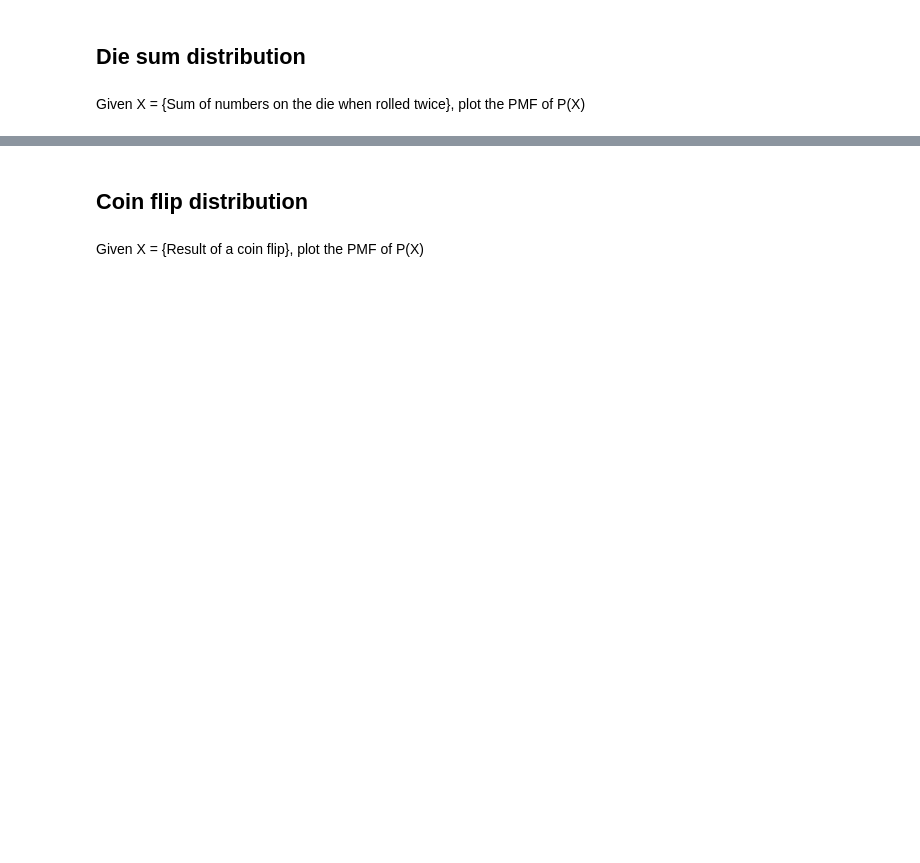
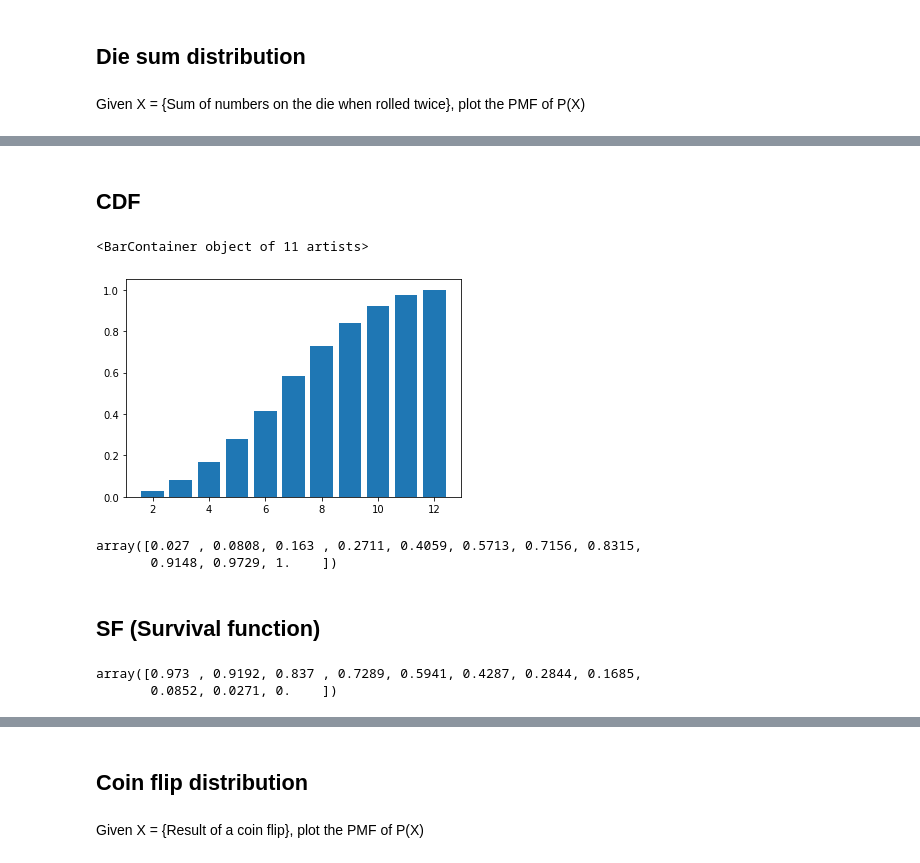
Before and after one commit to ironhack-bcn-data-pt/notebooks, a Jupyter notebook: 11.2.2.DiscreteDistributionsExercises.ipynb, the cells around one changed output, grey strips where cells are left out. Cells and saved outputs as stored; diff of their text form; code cells hidden in the pictures; blank space fills up the shorter version.

```diff
--- a/11.2.2.DiscreteDistributionsExercises.ipynb
+++ b/11.2.2.DiscreteDistributionsExercises.ipynb
@@ -29,0 +132,19 @@ Given X = {Sum of numbers on the die when rolled twice}, plot the PMF of P(X)
+# %% [markdown]
+## CDF
+# %%
+plt.bar(x=range(2,13), height=np.cumsum(h[0]/n))
+# %% [output]
+<BarContainer object of 11 artists>
+[figure, added]
+# %%
+np.cumsum(h[0]/n)
+# %% [output]
+array([0.027 , 0.0808, 0.163 , 0.2711, 0.4059, 0.5713, 0.7156, 0.8315,
+       0.9148, 0.9729, 1.    ])
+# %% [markdown]
+## SF (Survival function)
+# %%
+1 - np.cumsum(h[0]/n)
+# %% [output]
+array([0.973 , 0.9192, 0.837 , 0.7289, 0.5941, 0.4287, 0.2844, 0.1685,
+       0.0852, 0.0271, 0.    ])
```
Also changed, not shown: parts of 53 cells of this notebook.
